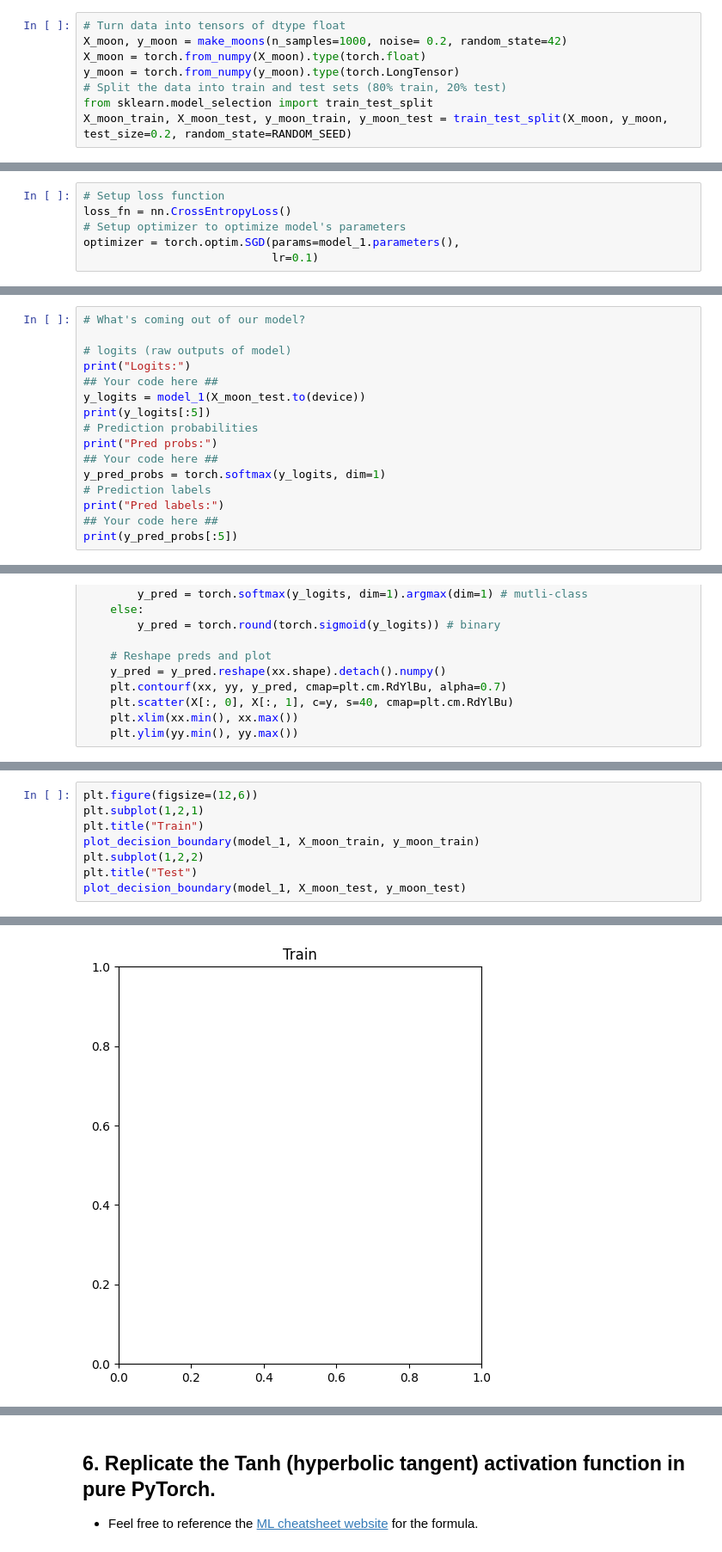
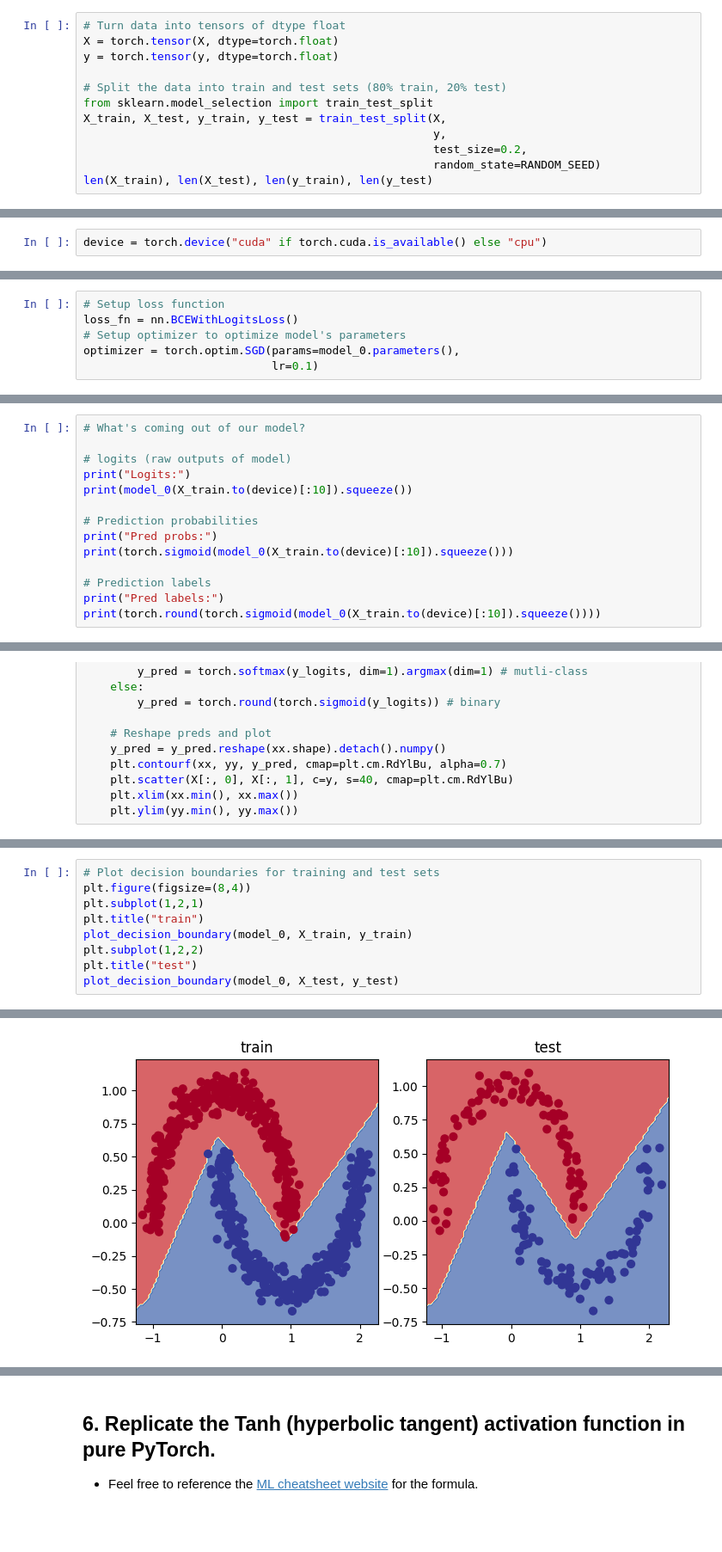
Before and after one commit to Sitta250/pytorch, a Jupyter notebook: extras/exercises/02_pytorch_classification_exercises.ipynb, the cells around one changed output, grey strips where cells are left out. Shown at 86% size. Cells and saved outputs as stored; diff of their text form; blank space fills up the shorter version.

```diff
--- a/extras/exercises/02_pytorch_classification_exercises.ipynb
+++ b/extras/exercises/02_pytorch_classification_exercises.ipynb
@@ -37,8 +76,12 @@ import matplotlib.pyplot as plt
 # %%
 # Turn data into tensors of dtype float
-X_moon, y_moon = make_moons(n_samples=1000, noise= 0.2, random_state=42)
-X_moon = torch.from_numpy(X_moon).type(torch.float)
-y_moon = torch.from_numpy(y_moon).type(torch.LongTensor)
+X = torch.tensor(X, dtype=torch.float)
+y = torch.tensor(y, dtype=torch.float)
+
 # Split the data into train and test sets (80% train, 20% test)
 from sklearn.model_selection import train_test_split
-X_moon_train, X_moon_test, y_moon_train, y_moon_test = train_test_split(X_moon, y_moon, test_size=0.2, random_state=RANDOM_SEED)
+X_train, X_test, y_train, y_test = train_test_split(X,
+                                                    y,
+                                                    test_size=0.2,
+                                                    random_state=RANDOM_SEED)
+len(X_train), len(X_test), len(y_train), len(y_test)
@@ -66,3 +93,5 @@ torch.Size([1000, 2])
+# %%
+device = torch.device("cuda" if torch.cuda.is_available() else "cpu")
 # %%
 import torch
 from torch import nn
@@ -102,9 +144,9 @@ MoonModelV0(
 ## 3. Setup a binary classification compatible loss function and optimizer to use when training the model built in 2.
 # %%
 # Setup loss function
-loss_fn = nn.CrossEntropyLoss()
+loss_fn = nn.BCEWithLogitsLoss()
 # Setup optimizer to optimize model's parameters
-optimizer = torch.optim.SGD(params=model_1.parameters(),
+optimizer = torch.optim.SGD(params=model_0.parameters(),
                             lr=0.1)
 # %% [markdown]
 ## 4. Create a training and testing loop to fit the model you created in 2 to the data you created in 1.
@@ -117,16 +159,14 @@ optimizer = torch.optim.SGD(params=model_1.parameters(),
 
 # logits (raw outputs of model)
 print("Logits:")
-## Your code here ##
-y_logits = model_1(X_moon_test.to(device))
-print(y_logits[:5])
+print(model_0(X_train.to(device)[:10]).squeeze())
+
 # Prediction probabilities
 print("Pred probs:")
-## Your code here ##
-y_pred_probs = torch.softmax(y_logits, dim=1)
+print(torch.sigmoid(model_0(X_train.to(device)[:10]).squeeze()))
+
 # Prediction labels
 print("Pred labels:")
-## Your code here ##
-print(y_pred_probs[:5])
+print(torch.round(torch.sigmoid(model_0(X_train.to(device)[:10]).squeeze())))
 # %% [output]
 Logits:
@@ -313,9 +297,10 @@ MoonModelV0(
 # %%
-plt.figure(figsize=(12,6))
+# Plot decision boundaries for training and test sets
+plt.figure(figsize=(8,4))
 plt.subplot(1,2,1)
-plt.title("Train")
-plot_decision_boundary(model_1, X_moon_train, y_moon_train)
+plt.title("train")
+plot_decision_boundary(model_0, X_train, y_train)
 plt.subplot(1,2,2)
-plt.title("Test")
-plot_decision_boundary(model_1, X_moon_test, y_moon_test)
+plt.title("test")
+plot_decision_boundary(model_0, X_test, y_test)
 # %% [output]
@@ -323 +307 @@ RuntimeError: shape '[101, 101]' is invalid for input of size 40804
-[figure, old version]
+[figure, new version]
```
Also changed, not shown: parts of 41 cells of this notebook.
